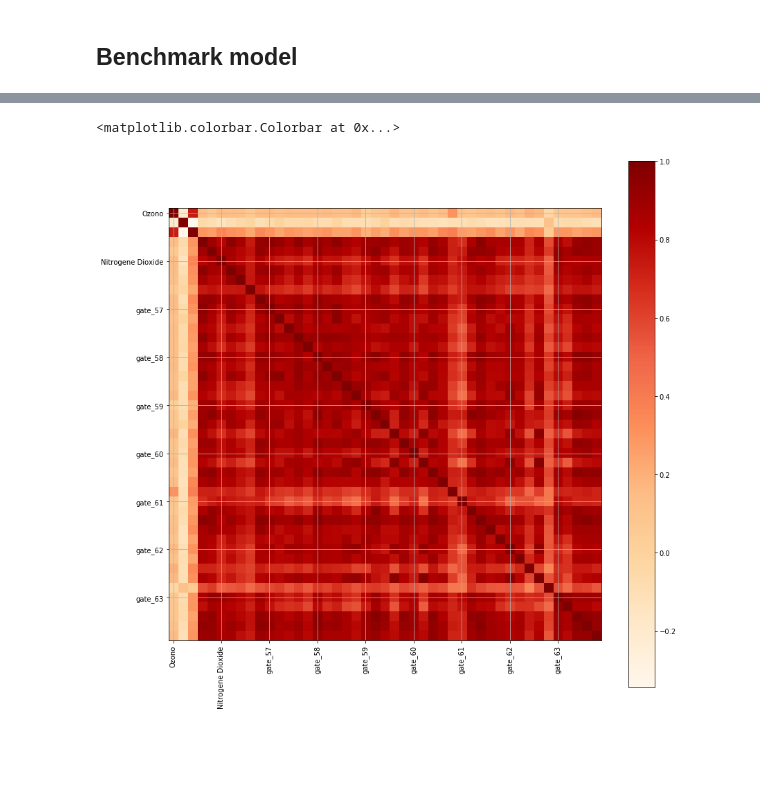
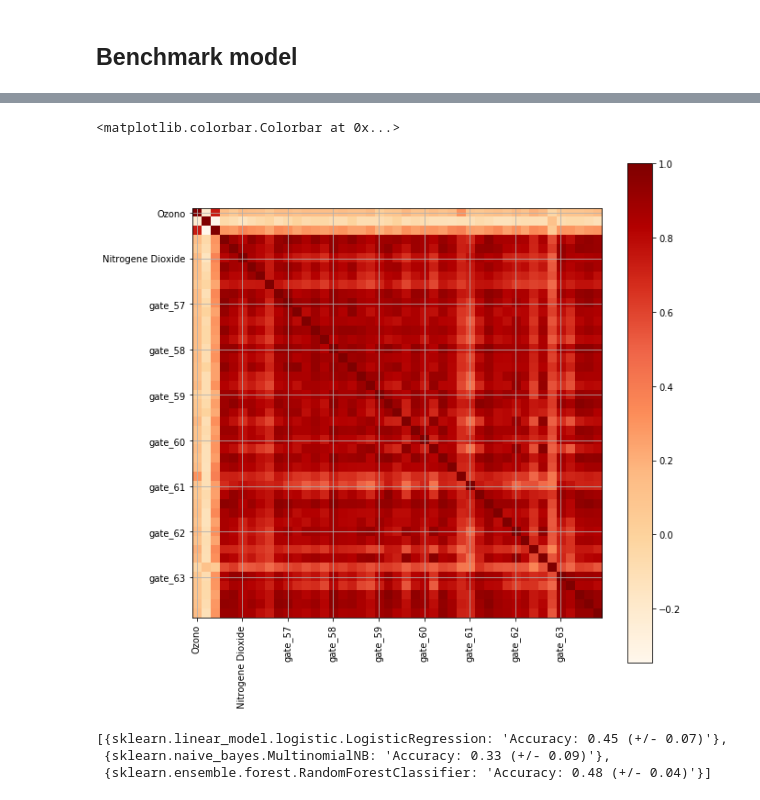
Before and after one commit to nickmancol/airquality-nickman, a Jupyter notebook: AirQuality.ipynb, the cells around one changed output, grey strips where cells are left out. Saved outputs shown, nothing was run; the diff lists cells and outputs as text; code cells hidden in the pictures; blank space fills up the shorter version.

Commit message:
Added benchmark model

```diff
--- a/AirQuality.ipynb
+++ b/AirQuality.ipynb
@@ -187,7 +163,7 @@ def create_interpolate_sampling(df, sensors, offset_max=6):
 df_air_sampled = df_air.copy()
 df_air_sampled = create_interpolate_sampling(df_air_sampled, ['5552','17127','20004','20020'])
 # %%
-df_int_air = interpolate_df(df_air_sampled)
+df_air_int = interpolate_df(df_air_sampled)
 # %%
 fig, ax = plt.subplots(1,1,figsize=(20,6))
 ax.plot(df_air['date_time'],df_air['20005'], label='air')
@@ -310,0 +238,3 @@ http://pandas.pydata.org/pandas-docs/stable/indexing.html#deprecate-loc-reindex-
+# %%
+df_avg_weather = avg_df_measures(df_weather_int, df_weather_measures)
+df_avg_air = avg_df_measures(df_air_int, df_air_measures)
@@ -456,7 +399,7 @@ Text(0.5,1,'Vehicles LType categories per hour')
 # %%
 def calc_corr(df1, df2):
     df_merged = df1.join(df2.set_index('date_time'), on='date_time')
-    return df_merged.corr()
+    return df_merged, df_merged.corr()
 
 def plot_corr(ax, corrs):
     cmap = cm.OrRd
@@ -482,0 +514,4 @@ merged.head()
+# %%
+y_df = df_avg_air.loc[:,compulsory_cols]
+merged, df_corr = calc_corr(y_df, df_traffic_count)
+df_corr.head()
@@ -483,9 +526,9 @@ merged.head()
 # %%
-fig, ax = plt.subplots(1,1, figsize=(14,14))
-cax = plot_corr(ax, merged)
+fig, ax = plt.subplots(1,1, figsize=(10,10))
+cax = plot_corr(ax, df_corr)
 plt.xticks(rotation=90)
 # Add colorbar, make sure to specify tick locations to match desired ticklabels
 fig.colorbar(cax)
 # %% [output]
 <matplotlib.colorbar.Colorbar at 0x...>
-[figure, old version]
+[figure, new version]
@@ -491,0 +555,6 @@ fig.colorbar(cax)
+# %%
+compare_clf(classifiers, X_test, y_test)
+# %% [output]
+[{sklearn.linear_model.logistic.LogisticRegression: 'Accuracy: 0.45 (+/- 0.07)'},
+ {sklearn.naive_bayes.MultinomialNB: 'Accuracy: 0.33 (+/- 0.09)'},
+ {sklearn.ensemble.forest.RandomForestClassifier: 'Accuracy: 0.48 (+/- 0.04)'}]
```
Also changed, not shown: parts of 34 cells of this notebook.
